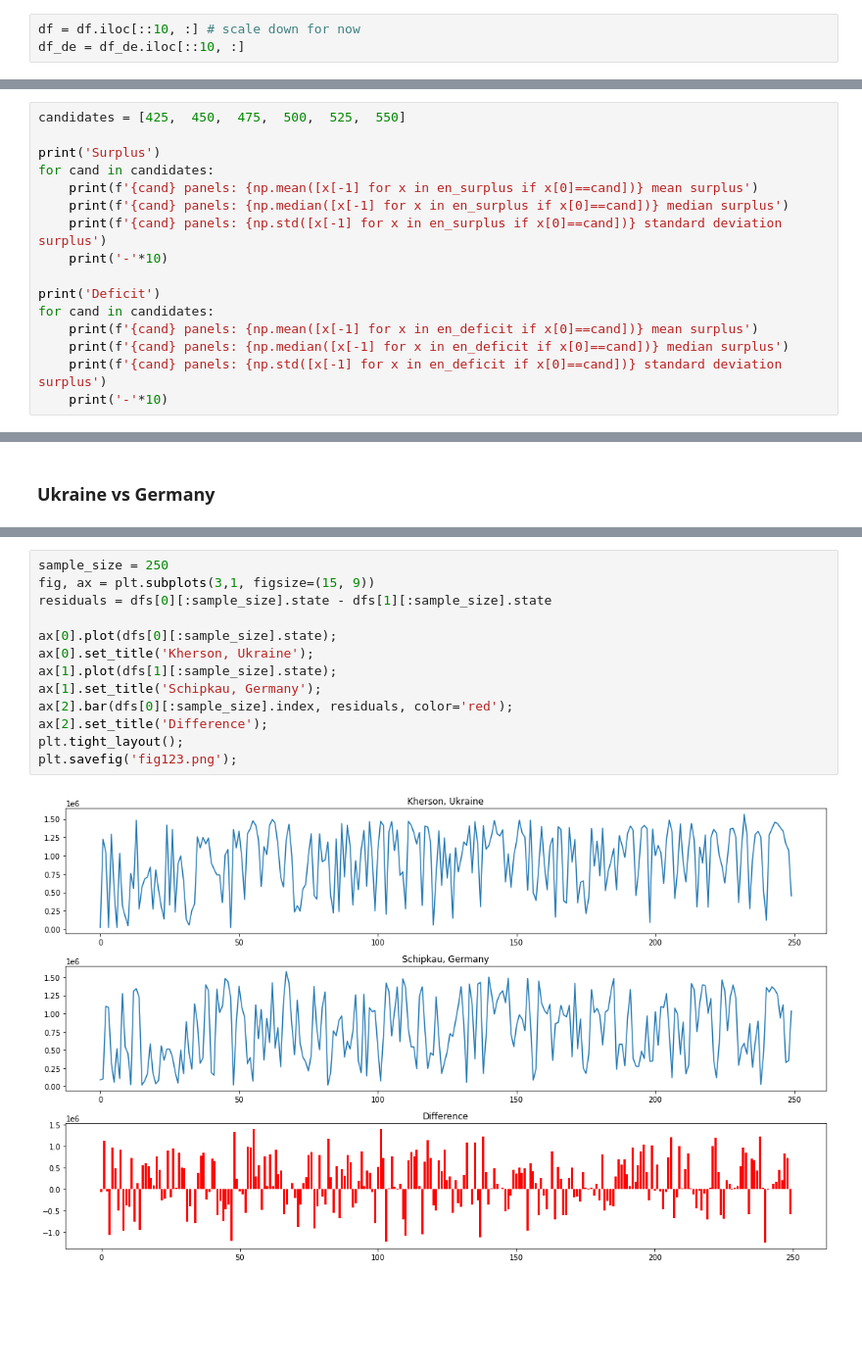
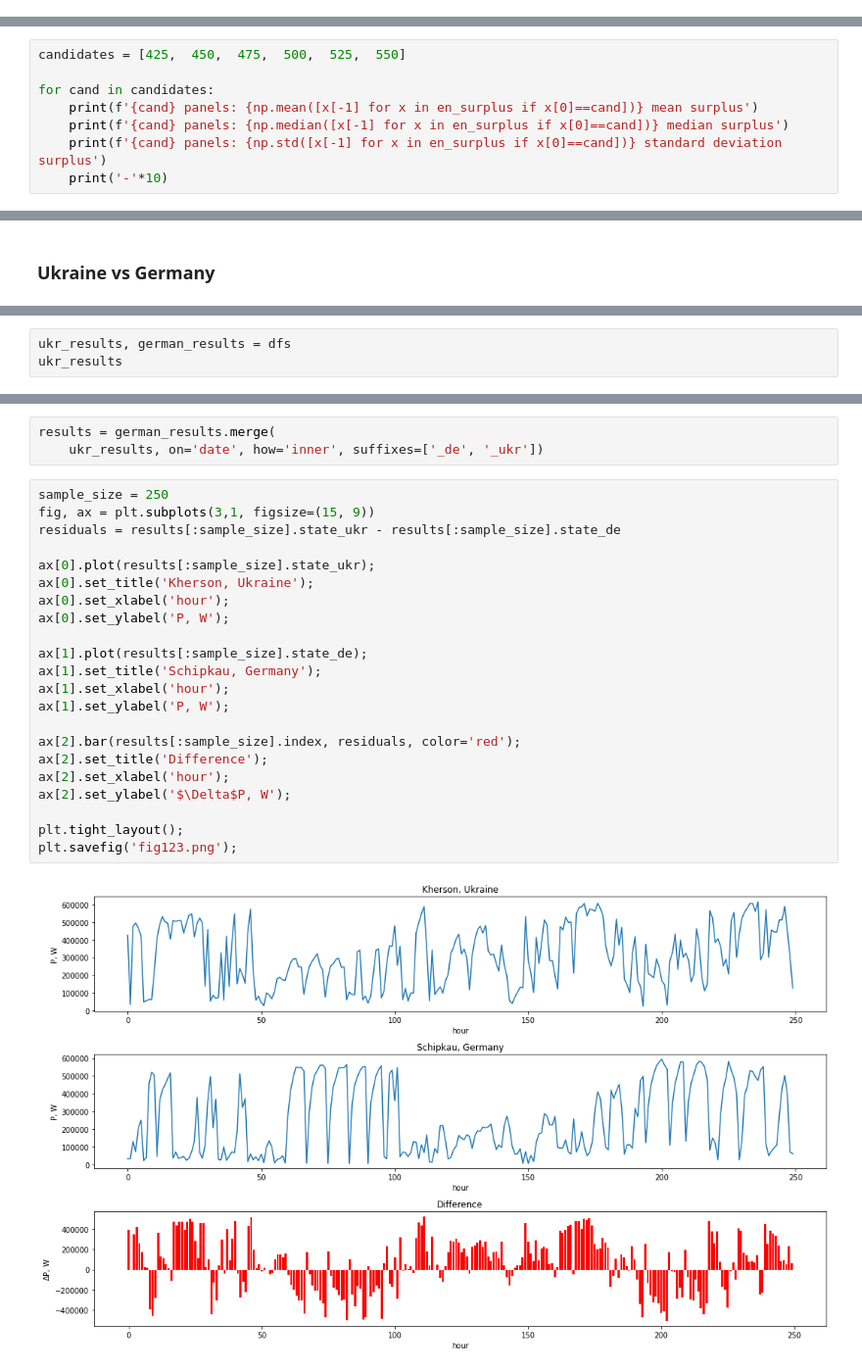
Before and after one commit to erelin6613/grid_modeling, a Jupyter notebook: load_analysis.ipynb, the cells around one changed output, grey strips where cells are left out. Shown at 98% size. Cells and saved outputs as stored; diff of their text form; blank space fills up the shorter version.

```diff
--- a/load_analysis.ipynb
+++ b/load_analysis.ipynb
@@ -106,9 +127,6 @@ df.tail()
 | 39037 | 2016-12-31 11:10:00 | 0.52 | 643.91 |
 | 39038 | 2016-12-31 12:10:00 | 0.98 | 822.75 |
 | 39039 | 2016-12-31 13:10:00 | -1.04 | 493.15 |
-# %%
-df = df.iloc[::10, :] # scale down for now
-df_de = df_de.iloc[::10, :]
 # %%
 ref_temp = df.temperature.values[0]
 module_nums = []
@@ -195,17 +240,9 @@ len(en_surplus), len(en_deficit)
 # %%
 candidates = [425,  450,  475,  500,  525,  550]
 
-print('Surplus')
 for cand in candidates:
     print(f'{cand} panels: {np.mean([x[-1] for x in en_surplus if x[0]==cand])} mean surplus')
     print(f'{cand} panels: {np.median([x[-1] for x in en_surplus if x[0]==cand])} median surplus')
     print(f'{cand} panels: {np.std([x[-1] for x in en_surplus if x[0]==cand])} standard deviation surplus')
     print('-'*10)
-
-print('Deficit')
-for cand in candidates:
-    print(f'{cand} panels: {np.mean([x[-1] for x in en_deficit if x[0]==cand])} mean surplus')
-    print(f'{cand} panels: {np.median([x[-1] for x in en_deficit if x[0]==cand])} median surplus')
-    print(f'{cand} panels: {np.std([x[-1] for x in en_deficit if x[0]==cand])} standard deviation surplus')
-    print('-'*10)
 # %% [output]
@@ -342,0 +347,3 @@ dfs[1]
+# %%
+ukr_results, german_results = dfs
+ukr_results
@@ -343,18 +364,30 @@ dfs[1]
+# %%
+results = german_results.merge(
+    ukr_results, on='date', how='inner', suffixes=['_de', '_ukr'])
 # %%
 sample_size = 250
 fig, ax = plt.subplots(3,1, figsize=(15, 9))
-residuals = dfs[0][:sample_size].state - dfs[1][:sample_size].state
+residuals = results[:sample_size].state_ukr - results[:sample_size].state_de
 
-ax[0].plot(dfs[0][:sample_size].state);
+ax[0].plot(results[:sample_size].state_ukr);
 ax[0].set_title('Kherson, Ukraine');
-ax[1].plot(dfs[1][:sample_size].state);
+ax[0].set_xlabel('hour');
+ax[0].set_ylabel('P, W');
+
+ax[1].plot(results[:sample_size].state_de);
 ax[1].set_title('Schipkau, Germany');
-ax[2].bar(dfs[0][:sample_size].index, residuals, color='red');
+ax[1].set_xlabel('hour');
+ax[1].set_ylabel('P, W');
+
+ax[2].bar(results[:sample_size].index, residuals, color='red');
 ax[2].set_title('Difference');
+ax[2].set_xlabel('hour');
+ax[2].set_ylabel('$\Delta$P, W');
+
 plt.tight_layout();
 plt.savefig('fig123.png');
 # %% [output]
-[figure, old version]
+[figure, new version]
 # %%
 residuals.mean()
 # %% [output]
```
Also changed, not shown: parts of 27 cells of this notebook, 3 other files.
